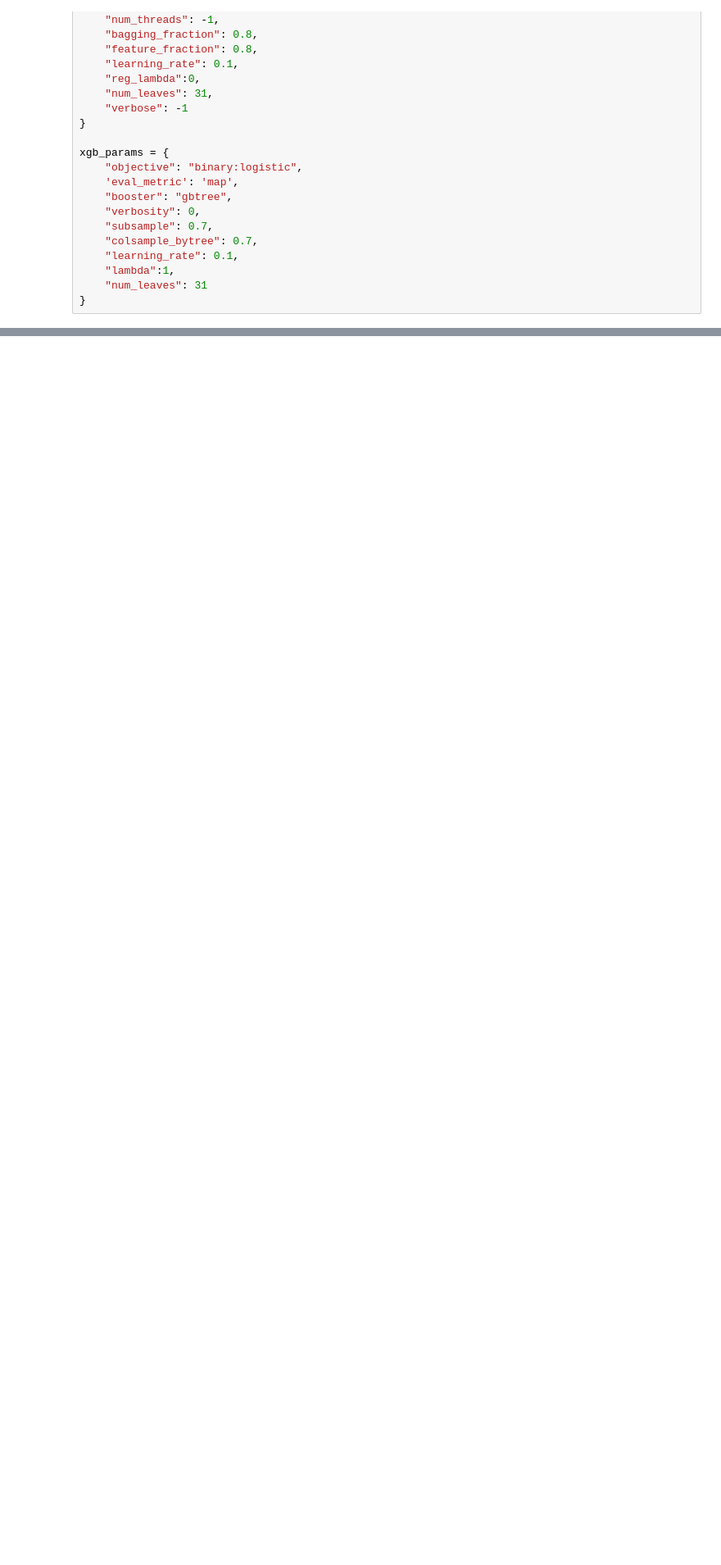
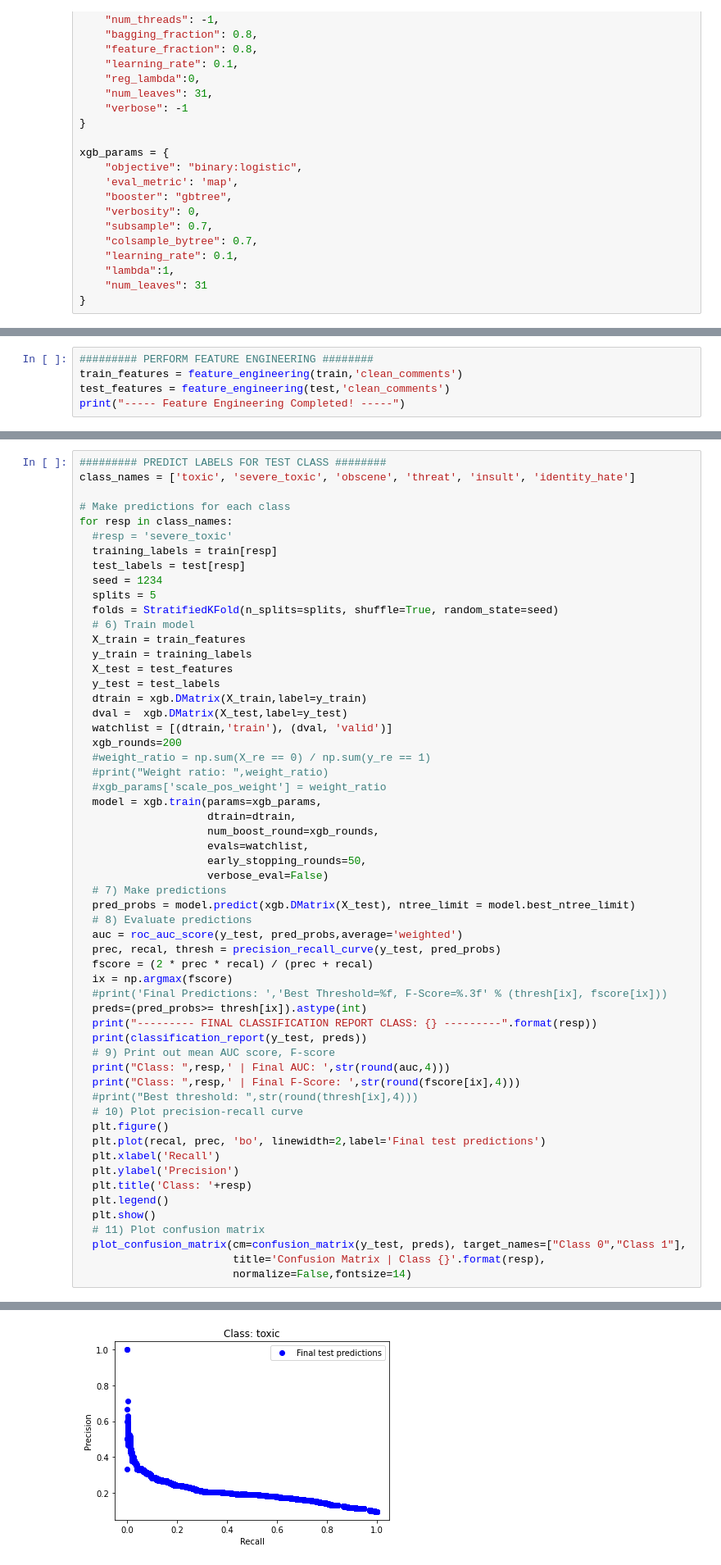
Before and after one commit to markerenberg/Toxic-Comment-Classification, a Jupyter notebook: RandomForest_SMOTE_SMBO.ipynb, the cells around one changed output, grey strips where cells are left out. Shown at 82% size. Cells and saved outputs as stored; diff of their text form; blank space fills up the shorter version.

```diff
--- a/RandomForest_SMOTE_SMBO.ipynb
+++ b/RandomForest_SMOTE_SMBO.ipynb
@@ -438,0 +486,5 @@ xgb_params = {
+# %%
+######### PERFORM FEATURE ENGINEERING ########
+train_features = feature_engineering(train,'clean_comments')
+test_features = feature_engineering(test,'clean_comments')
+print("----- Feature Engineering Completed! -----")
@@ -438,0 +493,58 @@ xgb_params = {
+# %%
+######### PREDICT LABELS FOR TEST CLASS ########
+class_names = ['toxic', 'severe_toxic', 'obscene', 'threat', 'insult', 'identity_hate']
+
+# Make predictions for each class
+for resp in class_names:
+  #resp = 'severe_toxic'
+  training_labels = train[resp]
+  test_labels = test[resp]
+  seed = 1234
+  splits = 5
+  folds = StratifiedKFold(n_splits=splits, shuffle=True, random_state=seed)
+  # 6) Train model
+  X_train = train_features
+  y_train = training_labels
+  X_test = test_features
+  y_test = test_labels
+  dtrain = xgb.DMatrix(X_train,label=y_train)
+  dval =  xgb.DMatrix(X_test,label=y_test)
+  watchlist = [(dtrain,'train'), (dval, 'valid')]
+  xgb_rounds=200
+  #weight_ratio = np.sum(X_re == 0) / np.sum(y_re == 1)
+  #print("Weight ratio: ",weight_ratio)
+  #xgb_params['scale_pos_weight'] = weight_ratio
+  model = xgb.train(params=xgb_params,
+                    dtrain=dtrain,
+                    num_boost_round=xgb_rounds,
+                    evals=watchlist,
+                    early_stopping_rounds=50,
+                    verbose_eval=False)
+  # 7) Make predictions
+  pred_probs = model.predict(xgb.DMatrix(X_test), ntree_limit = model.best_ntree_limit)
+  # 8) Evaluate predictions
+  auc = roc_auc_score(y_test, pred_probs,average='weighted')
+  prec, recal, thresh = precision_recall_curve(y_test, pred_probs)
+  fscore = (2 * prec * recal) / (prec + recal)
+  ix = np.argmax(fscore)
+  #print('Final Predictions: ','Best Threshold=%f, F-Score=%.3f' % (thresh[ix], fscore[ix]))
+  preds=(pred_probs>= thresh[ix]).astype(int)
+  print("--------- FINAL CLASSIFICATION REPORT CLASS: {} ---------".format(resp))
+  print(classification_report(y_test, preds))
+  # 9) Print out mean AUC score, F-score
+  print("Class: ",resp,' | Final AUC: ',str(round(auc,4)))
+  print("Class: ",resp,' | Final F-Score: ',str(round(fscore[ix],4)))
+  #print("Best threshold: ",str(round(thresh[ix],4)))
+  # 10) Plot precision-recall curve
+  plt.figure()
+  plt.plot(recal, prec, 'bo', linewidth=2,label='Final test predictions')
+  plt.xlabel('Recall')
+  plt.ylabel('Precision')
+  plt.title('Class: '+resp)
+  plt.legend()
+  plt.show()
+  # 11) Plot confusion matrix
+  plot_confusion_matrix(cm=confusion_matrix(y_test, preds), target_names=["Class 0","Class 1"],
+                        title='Confusion Matrix | Class {}'.format(resp),
+                        normalize=False,fontsize=14)
+# %% [output]
@@ -438,0 +563 @@ xgb_params = {
+[figure, added]
```
Also changed, not shown: parts of 14 cells of this notebook.
